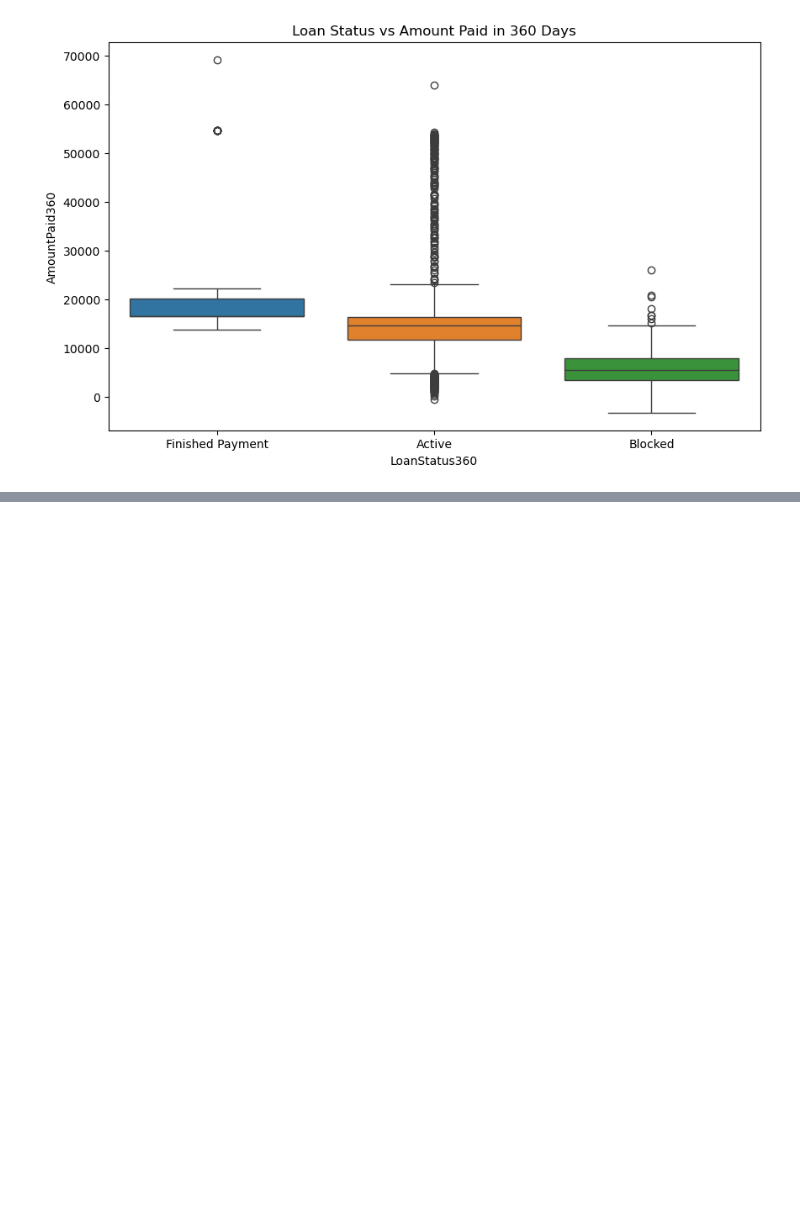
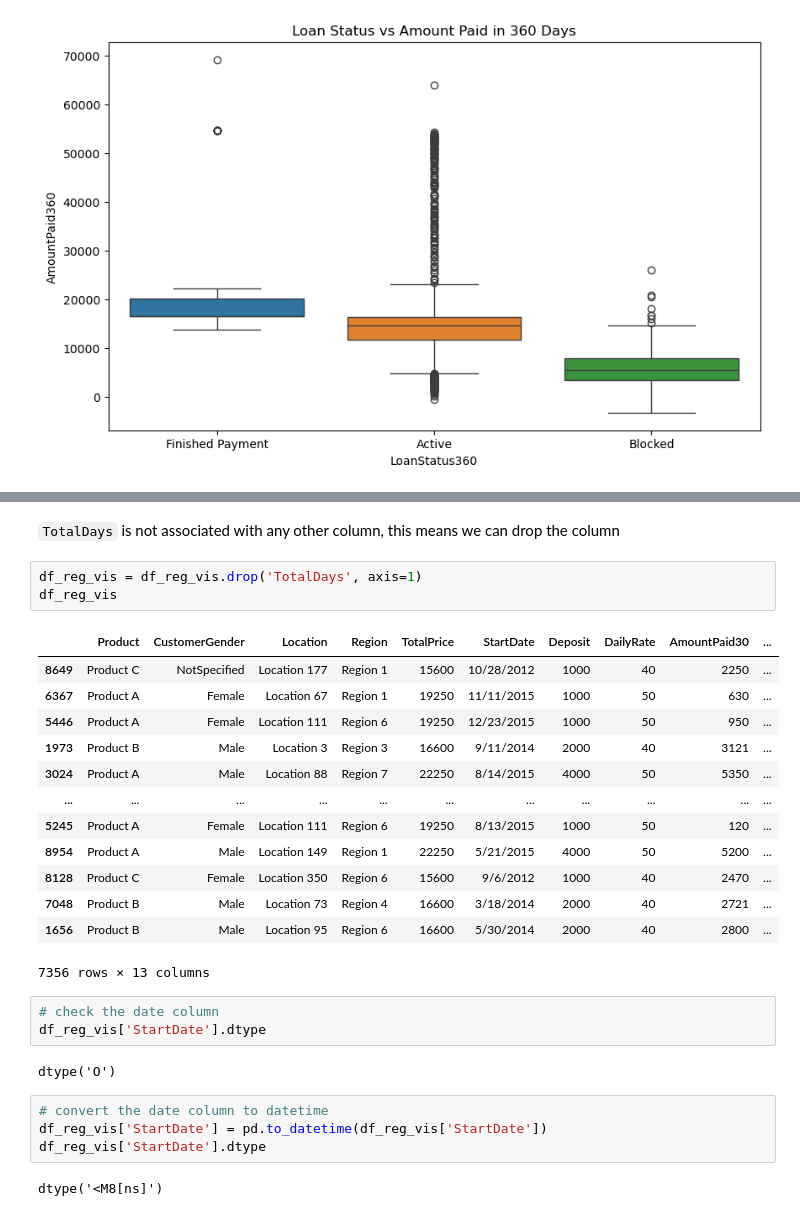
Before and after one commit to mwisechacha/M-Kopa-Analysis, a Jupyter notebook: Kopa.ipynb, the cells around one changed output, grey strips where cells are left out. Cells and saved outputs as stored; diff of their text form; blank space fills up the shorter version.

```diff
--- a/Kopa.ipynb
+++ b/Kopa.ipynb
@@ -248,0 +288,30 @@ sns.displot(data=df_reg_vis, x='CustomerGender', hue='LoanStatus360', col='LoanS
+# %% [markdown]
+`TotalDays` is not associated with any other column, this means we can drop the column
+# %%
+df_reg_vis = df_reg_vis.drop('TotalDays', axis=1)
+df_reg_vis
+# %% [output]
+|  | Product | CustomerGender | Location | Region | TotalPrice | StartDate | Deposit | DailyRate | AmountPaid30 | ... |
+| 8649 | Product C | NotSpecified | Location 177 | Region 1 | 15600 | 10/28/2012 | 1000 | 40 | 2250 | ... |
+| 6367 | Product A | Female | Location 67 | Region 1 | 19250 | 11/11/2015 | 1000 | 50 | 630 | ... |
+| 5446 | Product A | Female | Location 111 | Region 6 | 19250 | 12/23/2015 | 1000 | 50 | 950 | ... |
+| 1973 | Product B | Male | Location 3 | Region 3 | 16600 | 9/11/2014 | 2000 | 40 | 3121 | ... |
+| 3024 | Product A | Male | Location 88 | Region 7 | 22250 | 8/14/2015 | 4000 | 50 | 5350 | ... |
+| ... | ... | ... | ... | ... | ... | ... | ... | ... | ... | ... |
+| 5245 | Product A | Female | Location 111 | Region 6 | 19250 | 8/13/2015 | 1000 | 50 | 120 | ... |
+| 8954 | Product A | Male | Location 149 | Region 1 | 22250 | 5/21/2015 | 4000 | 50 | 5200 | ... |
+| 8128 | Product C | Female | Location 350 | Region 6 | 15600 | 9/6/2012 | 1000 | 40 | 2470 | ... |
+| 7048 | Product B | Male | Location 73 | Region 4 | 16600 | 3/18/2014 | 2000 | 40 | 2721 | ... |
+| 1656 | Product B | Male | Location 95 | Region 6 | 16600 | 5/30/2014 | 2000 | 40 | 2800 | ... |
+7356 rows × 13 columns
+# %%
+# check the date column
+df_reg_vis['StartDate'].dtype
+# %% [output]
+dtype('O')
+# %%
+# convert the date column to datetime
+df_reg_vis['StartDate'] = pd.to_datetime(df_reg_vis['StartDate'])
+df_reg_vis['StartDate'].dtype
+# %% [output]
+dtype('<M8[ns]')
```
Also changed, not shown: parts of 40 cells of this notebook.
